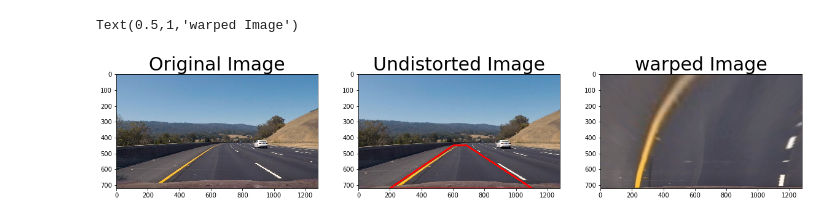
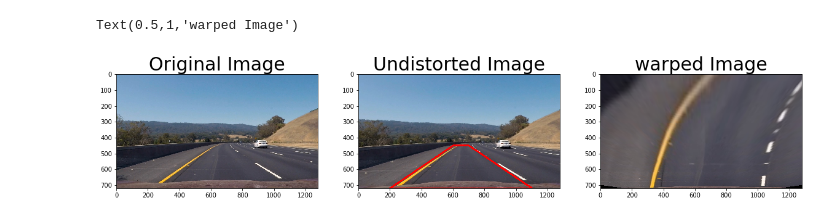
Before and after one commit to henrisve/CarND-Advanced-Lane-Lines, a Jupyter notebook: Analyse_data.ipynb, the cells around one changed output. Saved outputs shown, nothing was run; the diff lists cells and outputs as text; code cells hidden in the pictures.

```diff
--- a/Analyse_data.ipynb
+++ b/Analyse_data.ipynb
@@ -109,38 +109,42 @@ Text(0.5,1,'undistorted/wrapped Image')
 #second part
 #Here we read the test image and apply the undist calculated in part 1.
 #Then we draw some lines that will be used to wrap it.
-def corners_unwarp_road(img):
-    src=np.float32([[200,720],[600,450],[687,450],[1100,720]])
-    dst=np.float32([[200,720],[200,0],[1100,0],[1100,720]])
-    M = cv2.getPerspectiveTransform(src, dst)
+def corners_unwarp_road(img,invert=False):
+    src=np.float32([[200,720],[594,450],[686,450],[1080,720]])
+    dst=np.float32([[300,720],[300,100],[980,100],[980,720]])
+    #dst=np.float32([[400,720],[400,100],[880,100],[880,720]])
+    if invert:
+        M = cv2.getPerspectiveTransform(dst, src)
+    else:
+        M = cv2.getPerspectiveTransform(src, dst)
     #gray = cv2.cvtColor(img, cv2.COLOR_BGR2GRAY)
     img_size = img.shape[1::-1]
     warped = cv2.warpPerspective(img, M, img_size)
     return warped
 
 #images = glob.glob('test_images/*.jpg')
 #images  = cv2.imread(images)#[np.random.randint(len(images)-1)])
 #read all files and convert to rgb
 images = [cv2.cvtColor(cv2.imread(file), cv2.COLOR_BGR2RGB) for file in glob.glob('test_images/*.jpg')]
 imageIndex=np.random.randint(len(images)-1)
 undist=np.zeros_like(images)
 for i,image in enumerate(images):
     undist[i] = undistort(image, objpoints, imgpoints,nx, ny)
 
 
 
-src=np.array([[200,720],[1100,720],[687,450],[600,450]], np.int32)
+src=np.array([[200,720],[1100,720],[700,450],[600,450]], np.int32)
 src = src.reshape((-1,1,2))
 undist_line=cv2.polylines(undist[imageIndex].copy(), [src], True,(255,0,0),thickness=10)
 warped=corners_unwarp_road(undist[imageIndex])
 f, (ax1, ax2,ax3) = plt.subplots(1, 3, figsize=(20,10))
 ax1.imshow(images[imageIndex])
 ax1.set_title('Original Image', fontsize=30)
 ax2.imshow(undist_line)
 ax2.set_title('Undistorted Image', fontsize=30)
 ax3.imshow(warped)
 ax3.set_title('warped Image', fontsize=30)
 # %% [output]
 Text(0.5,1,'warped Image')
-[figure, old version]
+[figure, new version]
 # %%
```
Also changed, not shown: parts of 9 cells of this notebook.
